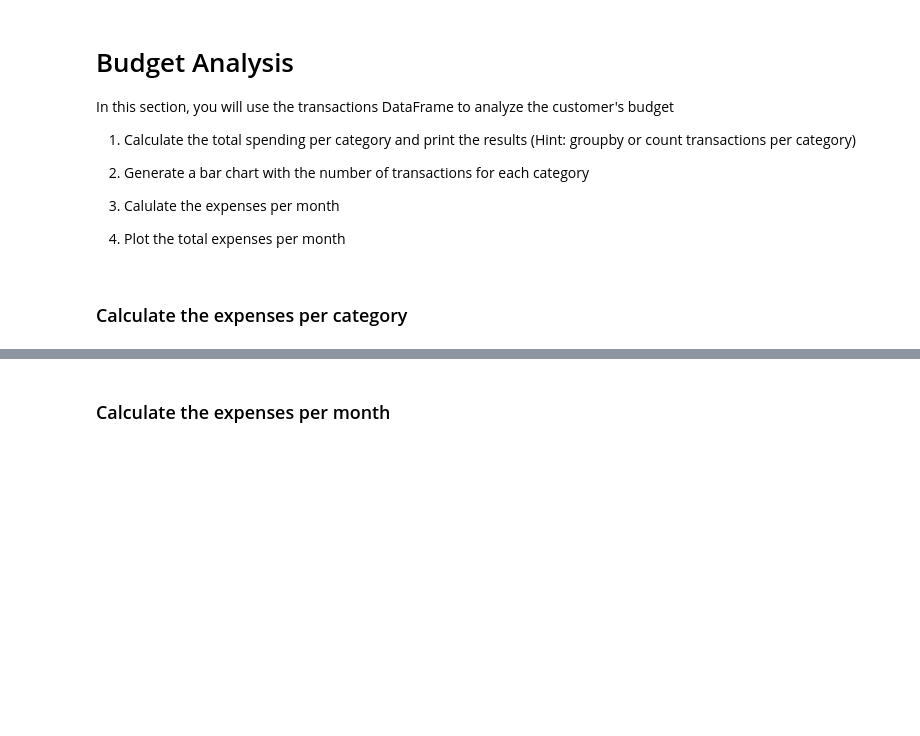
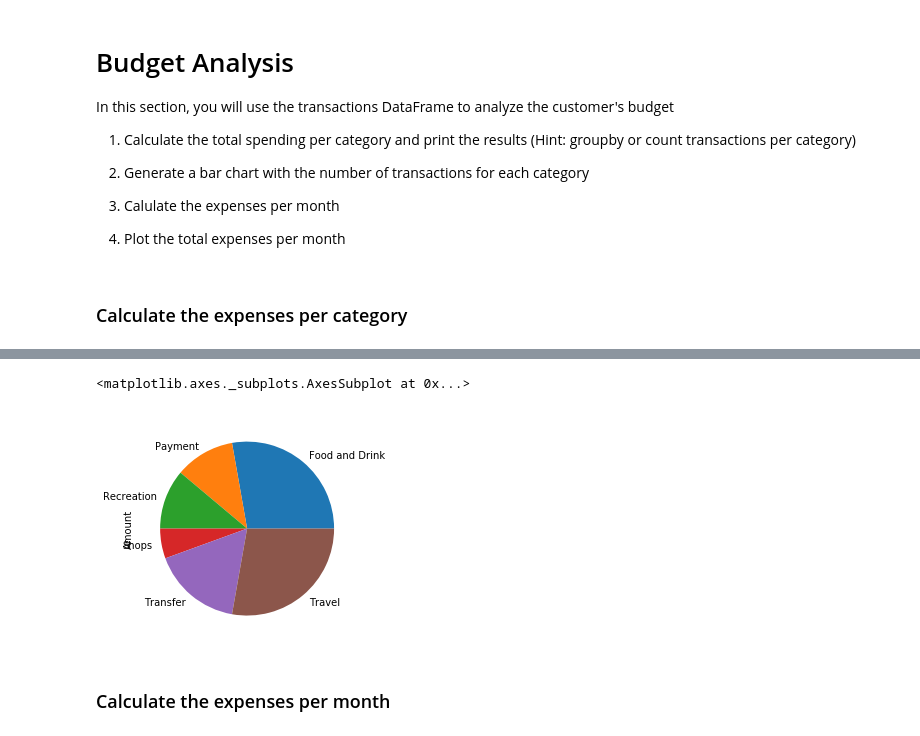
Before and after one commit to brettauc/API-homework, a Jupyter notebook: Code/account_summary.ipynb, the cells around one changed output, grey strips where cells are left out. Drawn from its saved outputs; the diff is of its cells as text; code cells hidden in the pictures; blank space fills up the shorter version.

```diff
--- a/Code/account_summary.ipynb
+++ b/Code/account_summary.ipynb
@@ -337,5 +347,9 @@ In this section, you will use the transactions DataFrame to analyze the customer
 # %%
 # Create a spending categories pie chart.
+expense_grp_category.plot(kind='pie', x='Category', y='Amount', legend=False)
+# %% [output]
+<matplotlib.axes._subplots.AxesSubplot at 0x...>
+[figure, added]
 # %% [markdown]
 ### Calculate the expenses per month
 # %%
```
Also changed, not shown: parts of 9 cells of this notebook.
